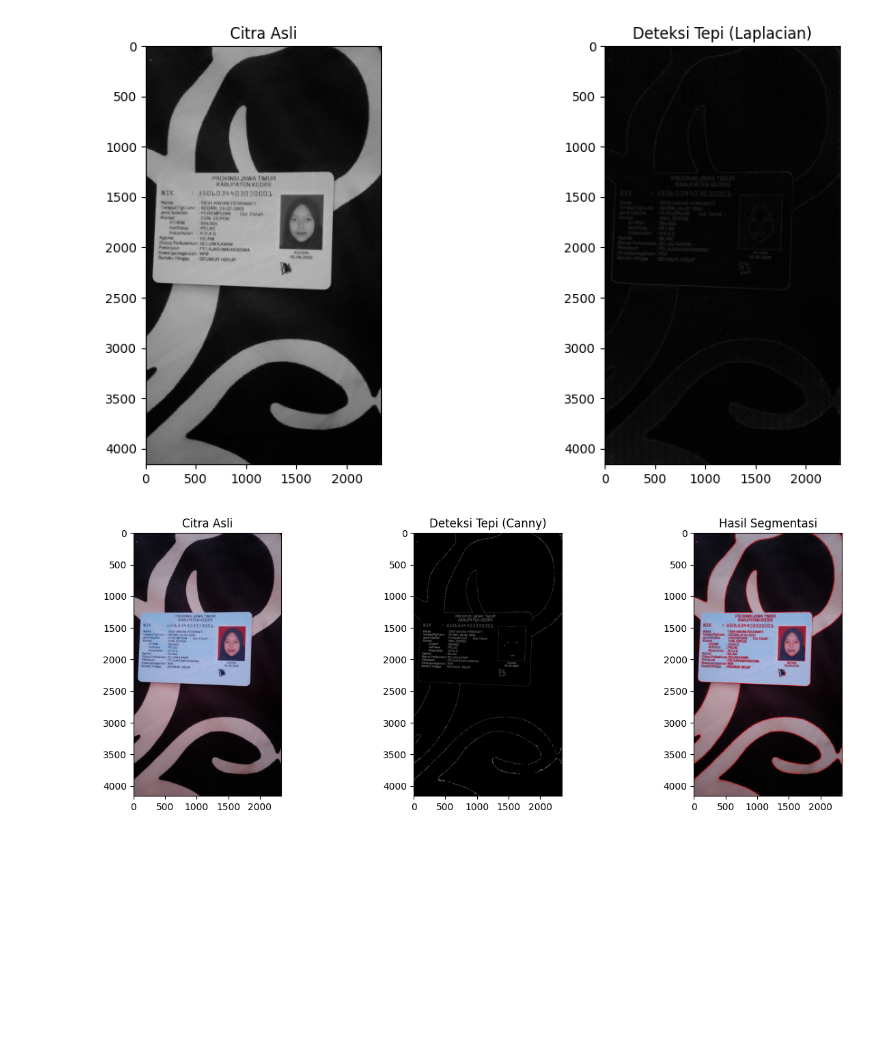
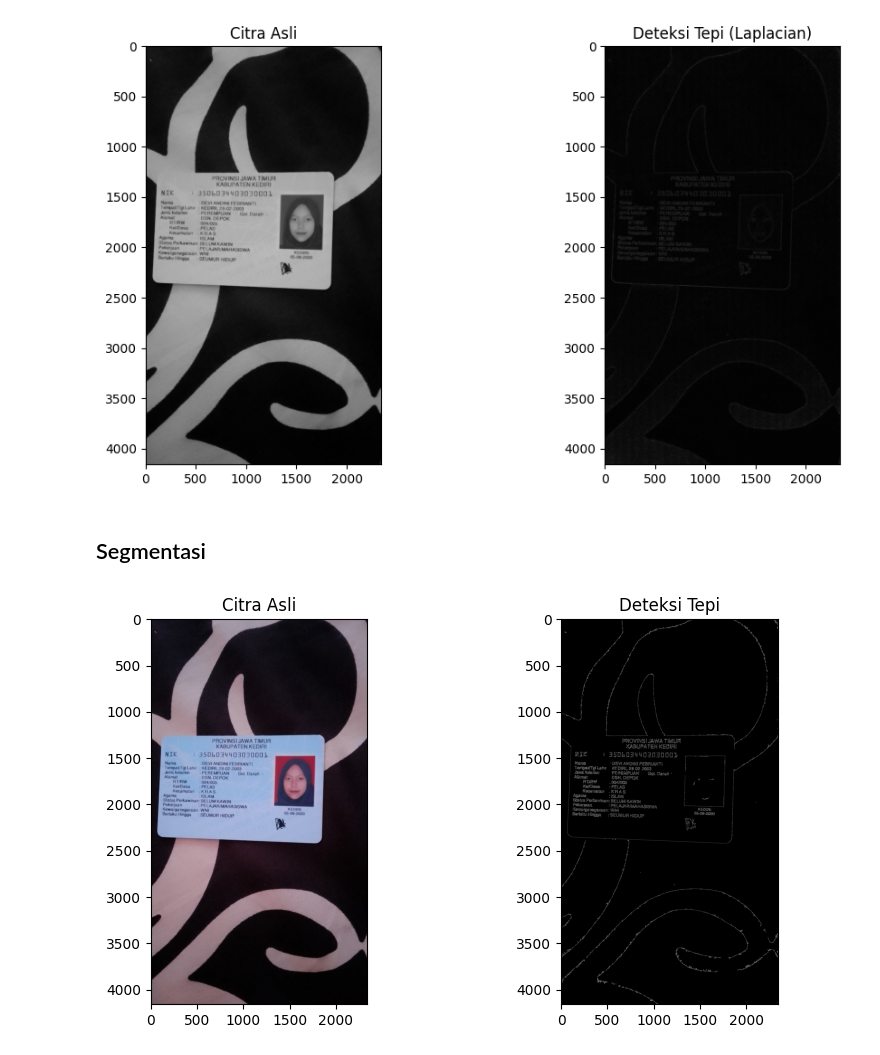
Before and after one commit to deviandinifebrianti/PCVK_Genap_2023, a Jupyter notebook: Kuis2_Praktikum.ipynb, the cells around one changed output. Drawn from its saved outputs; the diff is of its cells as text; code cells hidden in the pictures; blank space fills up the shorter version.

```diff
--- a/Kuis2_Praktikum.ipynb
+++ b/Kuis2_Praktikum.ipynb
@@ -79,32 +81,29 @@ ktp_image_path = "/content/drive/MyDrive/KTPKU/devi2.jpg"
 localize_edges(ktp_image_path)
 # %% [output]
 [figure]
+# %% [markdown]
+## Segmentasi
 # %%
 # Baca gambar KTP
 img_path = "/content/drive/MyDrive/KTPKU/devi2.jpg"
 img = cv2.imread(img_path)
 
 # Ubah ke citra grayscale
 img_gray = cv2.cvtColor(img, cv2.COLOR_BGR2GRAY)
 
 # Terapkan Canny edge detection
 edges = cv2.Canny(img_gray, 30, 200)
 
 # Aplikasikan teknik dilasi untuk menyatukan tepi yang saling berdekatan
 dilated_edges = cv2.dilate(edges, None, iterations=2)
 
 # Temukan kontur pada gambar hasil dilasi
 contours, hierarchy = cv2.findContours(dilated_edges, cv2.RETR_EXTERNAL, cv2.CHAIN_APPROX_SIMPLE)
 
-# Buat citra hasil segmentasi dengan warna merah pada tepi KTP
-segmentation_result = img.copy()
-cv2.drawContours(segmentation_result, contours, -1, (0, 0, 255), 2)
-
 # Tampilkan hasil
 plt.figure(figsize=(15, 5))
 plt.subplot(131), plt.imshow(cv2.cvtColor(img, cv2.COLOR_BGR2RGB)), plt.title('Citra Asli')
-plt.subplot(132), plt.imshow(edges, cmap='gray'), plt.title('Deteksi Tepi (Canny)')
-plt.subplot(133), plt.imshow(cv2.cvtColor(segmentation_result, cv2.COLOR_BGR2RGB)), plt.title('Hasil Segmentasi')
+plt.subplot(132), plt.imshow(edges, cmap='gray'), plt.title('Deteksi Tepi')
 plt.show()
 # %% [output]
-[figure, old version]
+[figure, new version]
```
Also changed, not shown: parts of 4 cells of this notebook.
